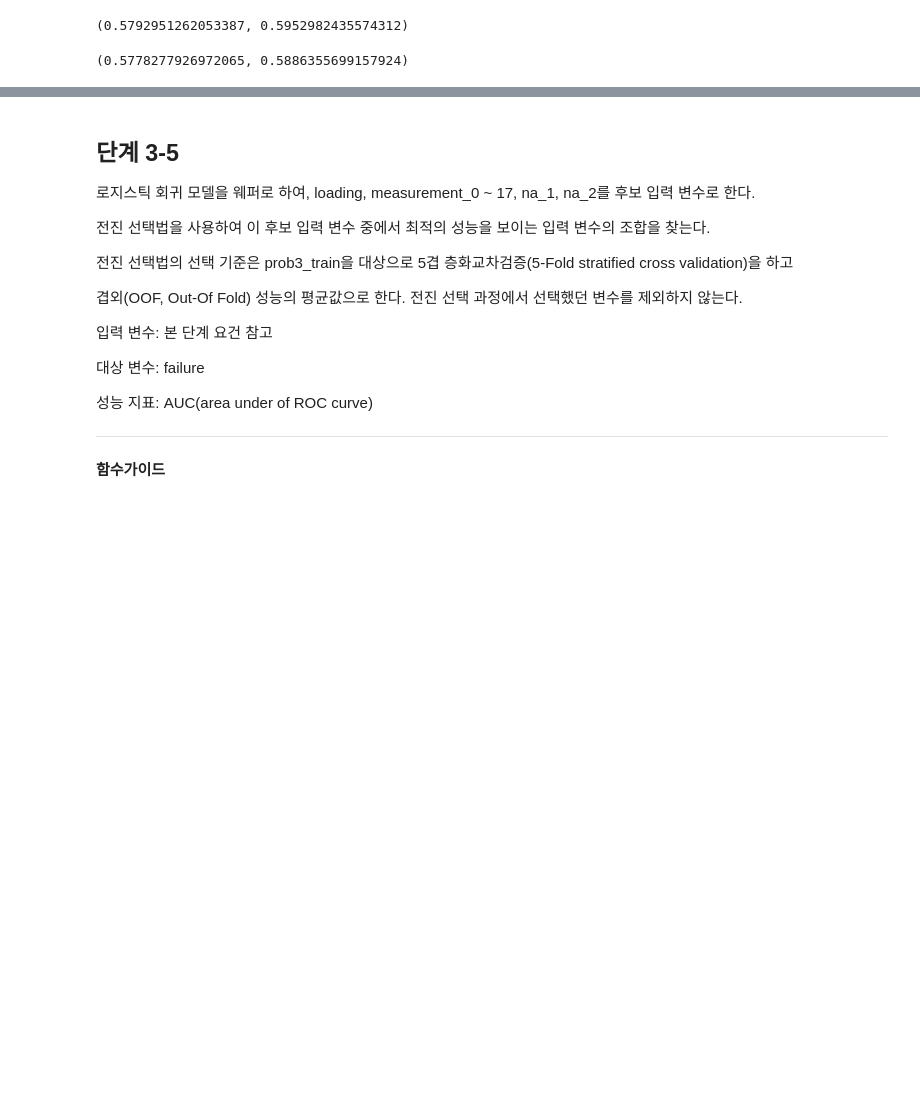
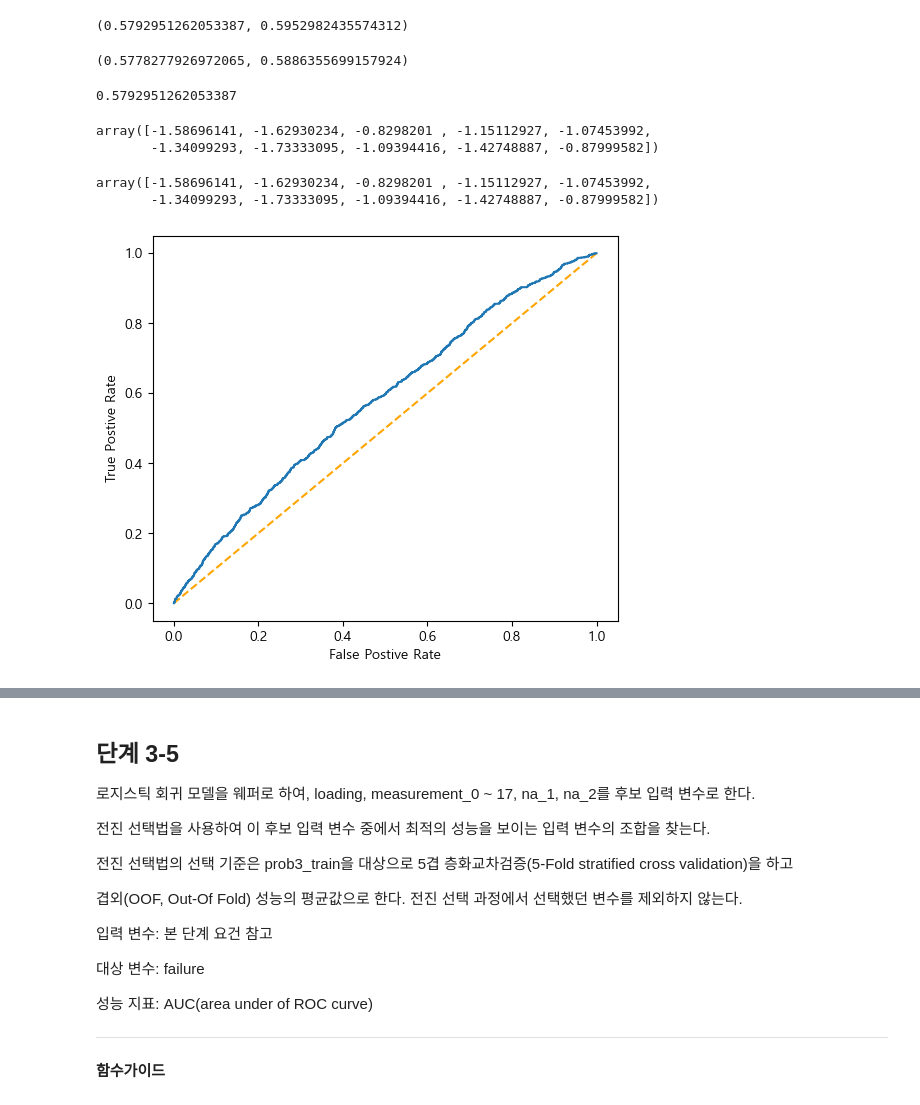
Before and after one commit to sunkusun9/DS_lv3_2410, a Jupyter notebook: sec_ds_lv3_prob1_prob.ipynb, the cells around one changed output, grey strips where cells are left out. Drawn from its saved outputs; the diff is of its cells as text; code cells hidden in the pictures; blank space fills up the shorter version.

```diff
--- a/sec_ds_lv3_prob1_prob.ipynb
+++ b/sec_ds_lv3_prob1_prob.ipynb
@@ -257,6 +299,12 @@ df_basetable[X_imp] = df_basetable.groupby('product_code')[X_imp].apply(
 from sklearn.experimental import enable_iterative_imputer
 from sklearn.impute import IterativeImputer
 from sklearn.linear_model import LinearRegression
+
+# 결측이 처리됨을 보이기 위해, 다시 데이터를 불러와서 이전 상태로 만듭니다.
+df_basetable = pd.read_csv('train_prob.csv', index_col=['id'])
+df_basetable[['isna_{}'.format(i) for i in range(3, 18)]] = \
+    df_basetable[['measurement_{}'.format(i) for i in range(3, 18)]].isna()
+df_basetable[['isna_{}'.format(i) for i in range(3, 18)]].sum().rename('na_cnt').to_frame().T
 
 def create_imp():
     return IterativeImputer(
@@ -264,9 +312,13 @@ def create_imp():
         random_state=123
     )
 X_imp = ['measurement_{}'.format(i) for i in range(3, 10)] + ['measurement_17']
+# product_code 별로 모델을 **생성**시키고, 모델을 학습시킵니다.
 s_imp = df_basetable.groupby('product_code')[X_imp].apply(
     lambda x: create_imp().fit(x)
 )
+
+# apply의 lambda x: 에서 넘겨주는 DataFrame의 .name attribute에는 해당 product_code 값이 있습니다.
+# 이를 활용하여 s_imp에 있는 모델을 가져옵니다.
 df_basetable[X_imp] = df_basetable.groupby('product_code')[X_imp].apply(
     lambda x: pd.DataFrame(s_imp[x.name].transform(x), index=x.index, columns=X_imp)
 )
@@ -861,5 +938,9 @@ prob3_train의 failure가 1인 비율과 prob3_test의 failure가 1의 비율을
 # %%
 from sklearn.model_selection import train_test_split
 
-df_prob3_train , df_prob3_test = train_test_split(df_prob3, train_size=0.8, random_state=123, stratify=df_prob3['failure'])
-df_prob3_train , df_prob3_test = df_prob3_train.copy(), df_prob3_test.copy()
+# train과 test의 failure의 비율은 stratify 매개 변수를 이용하여 맞춥니다.
+df_prob3_train, df_prob3_test = train_test_split(
+    df_prob3, train_size=0.8, random_state=123, stratify=df_prob3['failure']
+)
+# train_test_split에서는 reference DataFrame을 반환합니다. 정상적인 데이터 변경작업이 되도록 copy()를 해줍니다.
+df_prob3_train, df_prob3_test = df_prob3_train.copy(), df_prob3_test.copy()
@@ -936,11 +1050,51 @@ A = roc_auc_score(
 )
 # %% [output]
 (0.5792951262053387, 0.5952982435574312)
-# %%
-from sklearn.metrics import roc_auc_score
-(
-    roc_auc_score(df_prob3_test['failure'], df_prob3_test['loading']),
-    roc_auc_score(df_prob3_train['failure'], df_prob3_train['loading'])
-)
-# %% [output]
-(0.5778277926972065, 0.5886355699157924)
+# %%
+from sklearn.metrics import roc_auc_score
+# 클수록 failure일 가능성이 높은 loading으로도 roc_auc를 구해볼 수 있습니다. baseline으로 사용해볼만 합니다.
+(
+    roc_auc_score(df_prob3_test['failure'], df_prob3_test['loading']),
+    roc_auc_score(df_prob3_train['failure'], df_prob3_train['loading'])
+)
+# %% [output]
+(0.5778277926972065, 0.5886355699157924)
+# %%
+# Logistic Regression에서의 decision_function은 Logit을 반환합니다. 이를 이용해도 Positive확률과 똑같은 roc_auc를 얻을 수 있습니다.
+# decision function을 출력해봅니다.
+# Logit으로도 동일한 결과가 나옵니다. (순위기반지표이므로 대상변수의 순위만 다르지 않다면(대소관계가 동일하다면) 동일한 결과를 얻을 수 있습니다.)
+roc_auc_score(df_prob3_test['failure'], clf_lr.decision_function(df_prob3_test[X_lr]))
+# %% [output]
+0.5792951262053387
+# %%
+clf_lr.decision_function(df_prob3_test[X_lr])[:10] # LogisticRegression의 decision_function은 Logit을 제공합니다.
+# %% [output]
+array([-1.58696141, -1.62930234, -0.8298201 , -1.15112927, -1.07453992,
+       -1.34099293, -1.73333095, -1.09394416, -1.42748887, -0.87999582])
+# %%
+# 실제 로짓을 구해봅니다.
+prob = clf_lr.predict_proba(df_prob3_test[X_lr])[:, 1]
+np.log(
+     prob / (1 - prob)
+)[:10]
+# %% [output]
+array([-1.58696141, -1.62930234, -0.8298201 , -1.15112927, -1.07453992,
+       -1.34099293, -1.73333095, -1.09394416, -1.42748887, -0.87999582])
+# %%
+# ROC AUC를 그려봅니다.
+# 이 때 logit으로 구해 보겠습니다.
+plt.figure(figsize=(6, 5))
+plt.plot([0, 1], [0, 1], color='orange', linestyle='--')
+df_prob3_test[['failure']].assign(
+    score = clf_lr.decision_function(df_prob3_test[X_lr])
+).sort_values('score', ascending=False).assign(
+    fpr=lambda x: (1-x['failure']).cumsum() / (1 - x['failure']).sum(),
+    tpr=lambda x: (x['failure']).cumsum() / ( x['failure']).sum(),
+).pipe(
+    lambda x: plt.plot(x['fpr'], x['tpr'])
+)
+plt.gca().set_xlabel('False Postive Rate')
+plt.gca().set_ylabel('True Postive Rate')
+plt.show()
+# %% [output]
+[figure, added]
```
Also changed, not shown: parts of 101 cells of this notebook.
